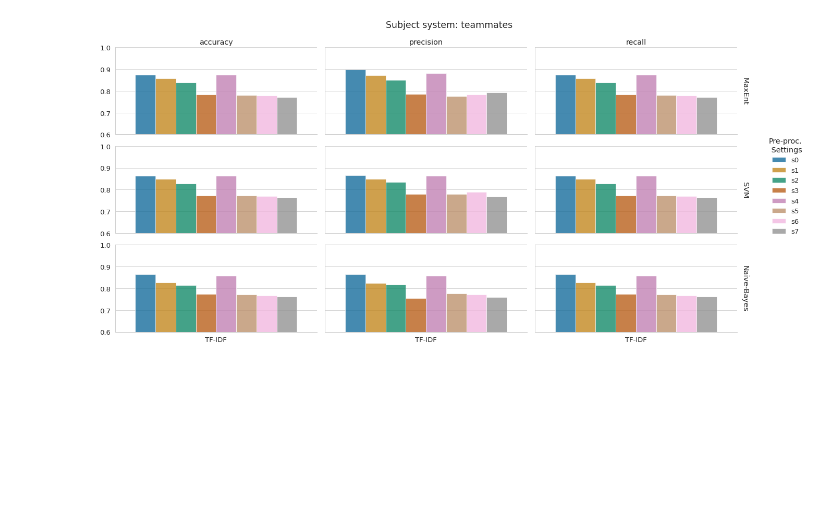
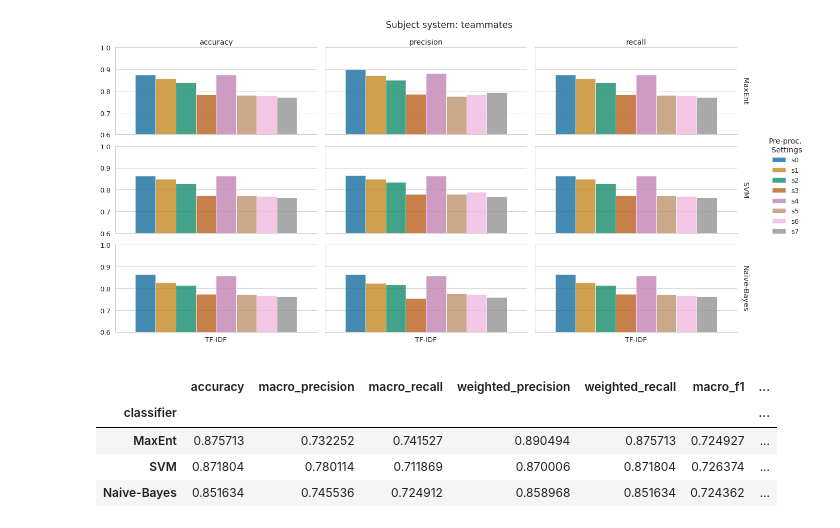
Before and after one commit to alexanderflorean/BSc-JavSoCoClassifier, a Jupyter notebook: jupyter/Untitled.ipynb, the cells around one changed output. Saved outputs shown, nothing was run; the diff lists cells and outputs as text; code cells hidden in the pictures; blank space fills up the shorter version.

```diff
--- a/jupyter/Untitled.ipynb
+++ b/jupyter/Untitled.ipynb
@@ -539,3 +622,15 @@ g.fig.suptitle('Subject system: teammates')
 Text(0.5, 0.98, 'Subject system: teammates')
 <Figure size 360x360 with 0 Axes>
 [figure]
+# %%
+df = df_all
+indices = df[(df['Feature rep.'] == 'TF-IDF')].index
+df.drop(indices, inplace=True)
+df=df.groupby(['classifier']).mean()
+df.sort_values(by=['accuracy'], ascending=False)
+# %% [output]
+|  | accuracy | macro_precision | macro_recall | weighted_precision | weighted_recall | macro_f1 | ... |
+| classifier |  |  |  |  |  |  | ... |
+| MaxEnt | 0.875713 | 0.732252 | 0.741527 | 0.890494 | 0.875713 | 0.724927 | ... |
+| SVM | 0.871804 | 0.780114 | 0.711869 | 0.870006 | 0.871804 | 0.726374 | ... |
+| Naive-Bayes | 0.851634 | 0.745536 | 0.724912 | 0.858968 | 0.851634 | 0.724362 | ... |
```
Also changed, not shown: parts of 8 cells of this notebook.
